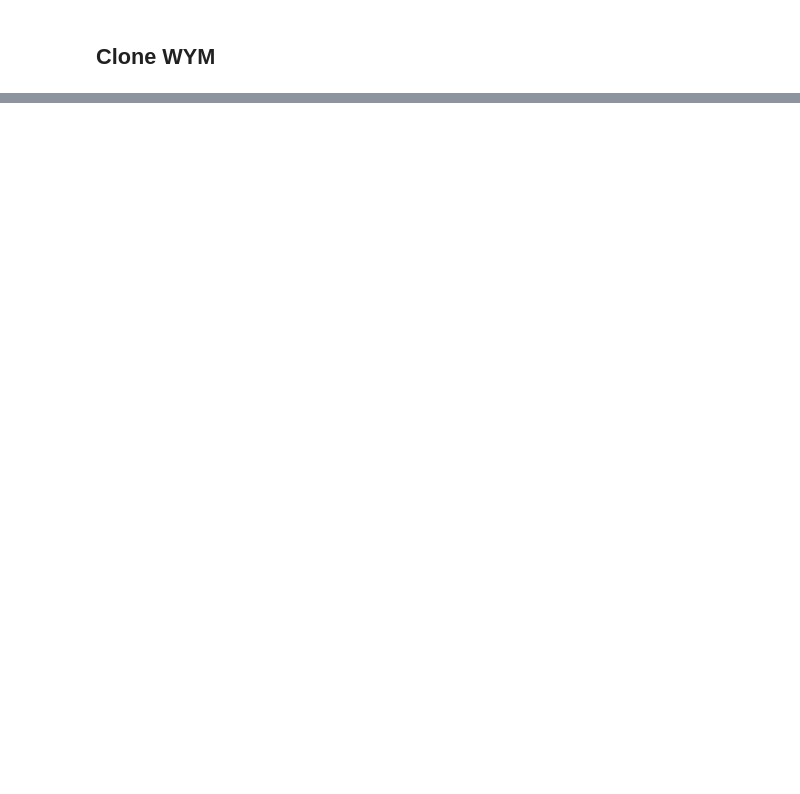
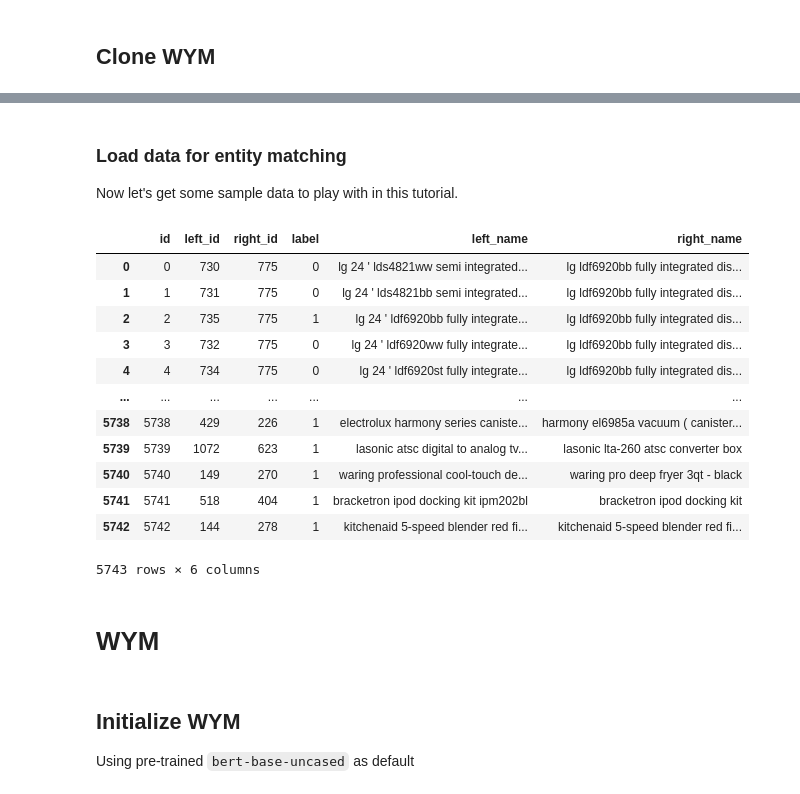
Before and after one commit to softlab-unimore/wym, a Jupyter notebook: quick_start_wym.ipynb, the cells around one changed output, grey strips where cells are left out. Cells and saved outputs as stored; diff of their text form; code cells hidden in the pictures; blank space fills up the shorter version.

```diff
--- a/quick_start_wym.ipynb
+++ b/quick_start_wym.ipynb
@@ -37,0 +65,4 @@ Requirement already satisfied: chardet<5,>=3.0.2 in /usr/local/lib/python3.8/dis
+# %% [markdown]
+### Load data for entity matching
+
+Now let's get some sample data to play with in this tutorial.
@@ -37,0 +88,18 @@ Requirement already satisfied: chardet<5,>=3.0.2 in /usr/local/lib/python3.8/dis
+# %%
+train_df
+# %% [output]
+|  | id | left_id | right_id | label | left_name | right_name |
+| 0 | 0 | 730 | 775 | 0 | lg 24 ' lds4821ww semi integrated... | lg ldf6920bb fully integrated dis... |
+| 1 | 1 | 731 | 775 | 0 | lg 24 ' lds4821bb semi integrated... | lg ldf6920bb fully integrated dis... |
+| 2 | 2 | 735 | 775 | 1 | lg 24 ' ldf6920bb fully integrate... | lg ldf6920bb fully integrated dis... |
+| 3 | 3 | 732 | 775 | 0 | lg 24 ' ldf6920ww fully integrate... | lg ldf6920bb fully integrated dis... |
+| 4 | 4 | 734 | 775 | 0 | lg 24 ' ldf6920st fully integrate... | lg ldf6920bb fully integrated dis... |
+| ... | ... | ... | ... | ... | ... | ... |
+| 5738 | 5738 | 429 | 226 | 1 | electrolux harmony series caniste... | harmony el6985a vacuum ( canister... |
+| 5739 | 5739 | 1072 | 623 | 1 | lasonic atsc digital to analog tv... | lasonic lta-260 atsc converter box |
+| 5740 | 5740 | 149 | 270 | 1 | waring professional cool-touch de... | waring pro deep fryer 3qt - black |
+| 5741 | 5741 | 518 | 404 | 1 | bracketron ipod docking kit ipm202bl | bracketron ipod docking kit |
+| 5742 | 5742 | 144 | 278 | 1 | kitchenaid 5-speed blender red fi... | kitchenaid 5-speed blender red fi... |
+5743 rows × 6 columns
+# %% [markdown]
+# WYM
@@ -37,0 +112,3 @@ Requirement already satisfied: chardet<5,>=3.0.2 in /usr/local/lib/python3.8/dis
+# %% [markdown]
+## Initialize WYM
+Using pre-trained `bert-base-uncased` as default
```
Also changed, not shown: parts of 22 cells of this notebook.
